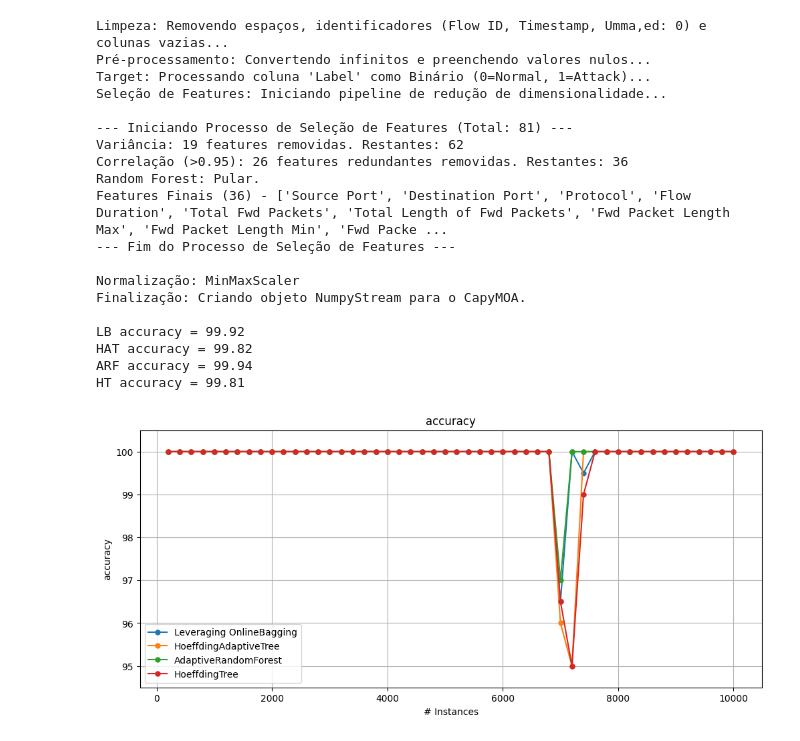
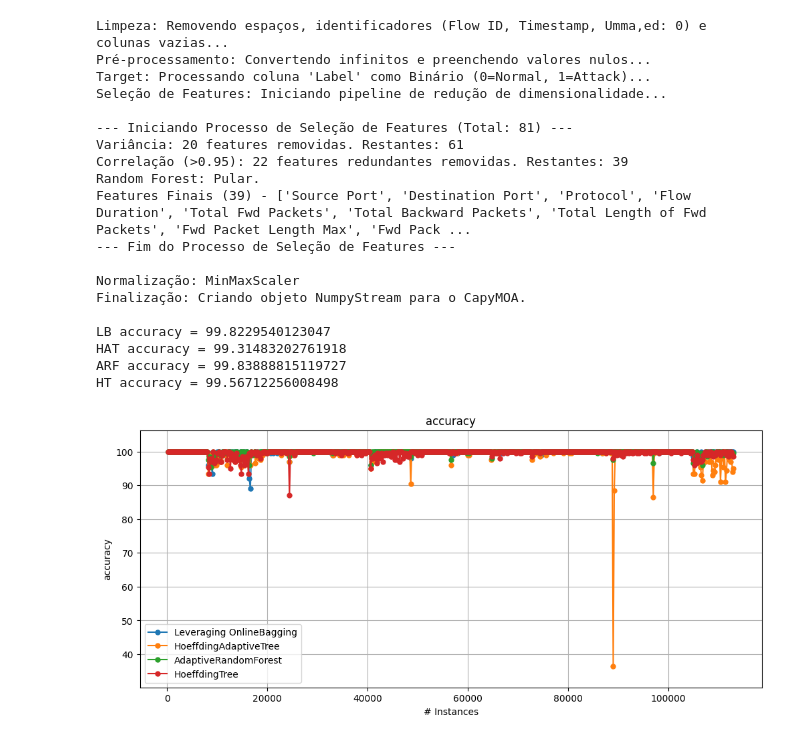
Before and after one commit to iRocktys/anomaly-detection-data-stream, a Jupyter notebook: ClassificationDevelop.ipynb, the cells around one changed output. Drawn from its saved outputs; the diff is of its cells as text; code cells hidden in the pictures.

```diff
--- a/ClassificationDevelop.ipynb
+++ b/ClassificationDevelop.ipynb
@@ -70,12 +70,12 @@ from py.streams import newStream
 import pandas as pd
 
 INICIO = 0
-FIM = 10000
+FIM = 112965
 TOTAL_AMOSTRAS = FIM - INICIO
 MAX_INSTANCES = TOTAL_AMOSTRAS
 
 df = pd.read_csv(
-    'datasets/CICDDoS2019/data/Benign_Syn_NTP.csv',
+    'datasets/CICDDoS2019/data/Multiplos_Ataques.csv',
     skiprows=range(1, INICIO),
     nrows=TOTAL_AMOSTRAS
 )
@@ -100,38 +100,38 @@ modelos = get_classification_models(schema, selected_models=['LB', 'HAT', 'ARF',
 # Executar avaliação prequential
 results = prequential_evaluation_multiple_learners(stream, modelos, window_size=200, max_instances=len(df))
 
 # Exibir resultados
 if 'LeveragingBagging' in results:
     print(f"LB accuracy = {results['LeveragingBagging'].cumulative.accuracy()}")
 
 if 'HoeffdingAdaptiveTree' in results:
     print(f"HAT accuracy = {results['HoeffdingAdaptiveTree'].cumulative.accuracy()}")
 
 if 'AdaptiveRandomForest' in results:
     print(f"ARF accuracy = {results['AdaptiveRandomForest'].cumulative.accuracy()}")
 
 if 'HoeffdingTree' in results:
     print(f"HT accuracy = {results['HoeffdingTree'].cumulative.accuracy()}")
 
 plot_windowed_results(*results.values(), metric="accuracy", save_only=False)
 # %% [output]
 Limpeza: Removendo espaços, identificadores (Flow ID, Timestamp, Umma,ed: 0) e colunas vazias...
 Pré-processamento: Convertendo infinitos e preenchendo valores nulos...
 Target: Processando coluna 'Label' como Binário (0=Normal, 1=Attack)...
 Seleção de Features: Iniciando pipeline de redução de dimensionalidade...
 
 --- Iniciando Processo de Seleção de Features (Total: 81) ---
-Variância: 19 features removidas. Restantes: 62
-Correlação (>0.95): 26 features redundantes removidas. Restantes: 36
+Variância: 20 features removidas. Restantes: 61
+Correlação (>0.95): 22 features redundantes removidas. Restantes: 39
 Random Forest: Pular.
-Features Finais (36) - ['Source Port', 'Destination Port', 'Protocol', 'Flow Duration', 'Total Fwd Packets', 'Total Length of Fwd Packets', 'Fwd Packet Length Max', 'Fwd Packet Length Min', 'Fwd Packe ...
+Features Finais (39) - ['Source Port', 'Destination Port', 'Protocol', 'Flow Duration', 'Total Fwd Packets', 'Total Backward Packets', 'Total Length of Fwd Packets', 'Fwd Packet Length Max', 'Fwd Pack ...
 --- Fim do Processo de Seleção de Features ---
 
 Normalização: MinMaxScaler
 Finalização: Criando objeto NumpyStream para o CapyMOA.
 
-LB accuracy = 99.92
-HAT accuracy = 99.82
-ARF accuracy = 99.94
-HT accuracy = 99.81
+LB accuracy = 99.8229540123047
+HAT accuracy = 99.31483202761918
+ARF accuracy = 99.83888815119727
+HT accuracy = 99.56712256008498
-[figure, old version]
+[figure, new version]
```
Also changed, not shown: parts of 1 cell of this notebook, 2 other files.
